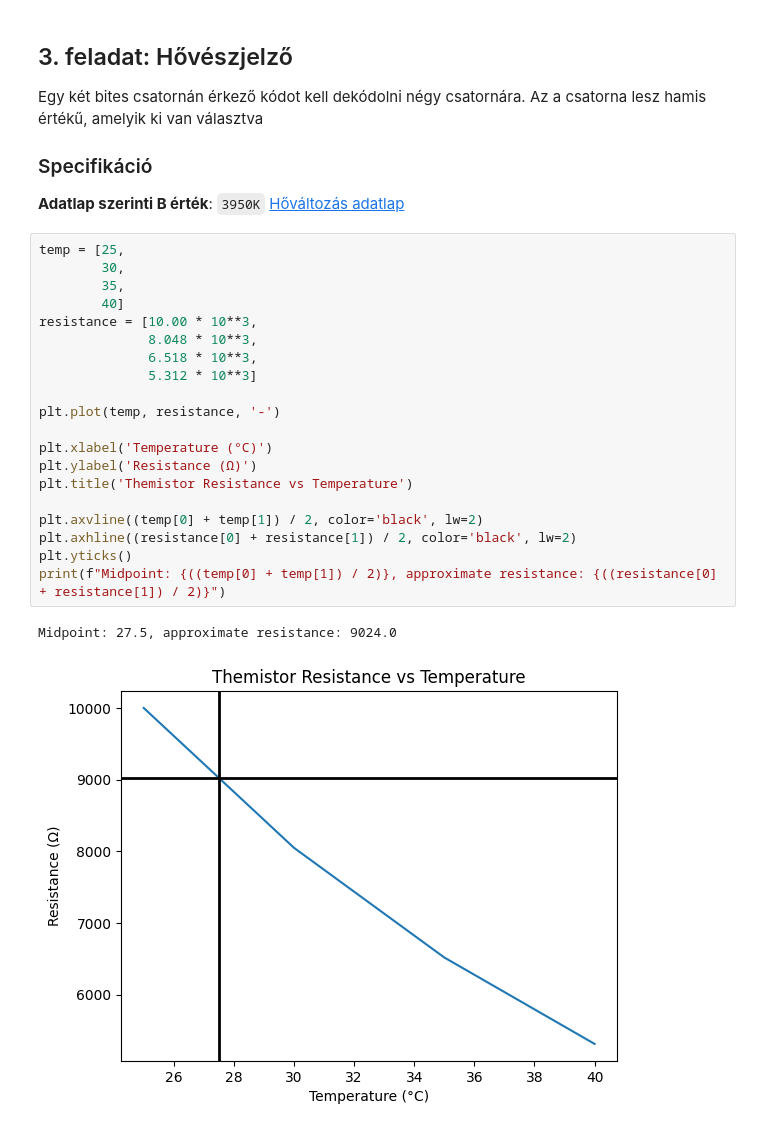
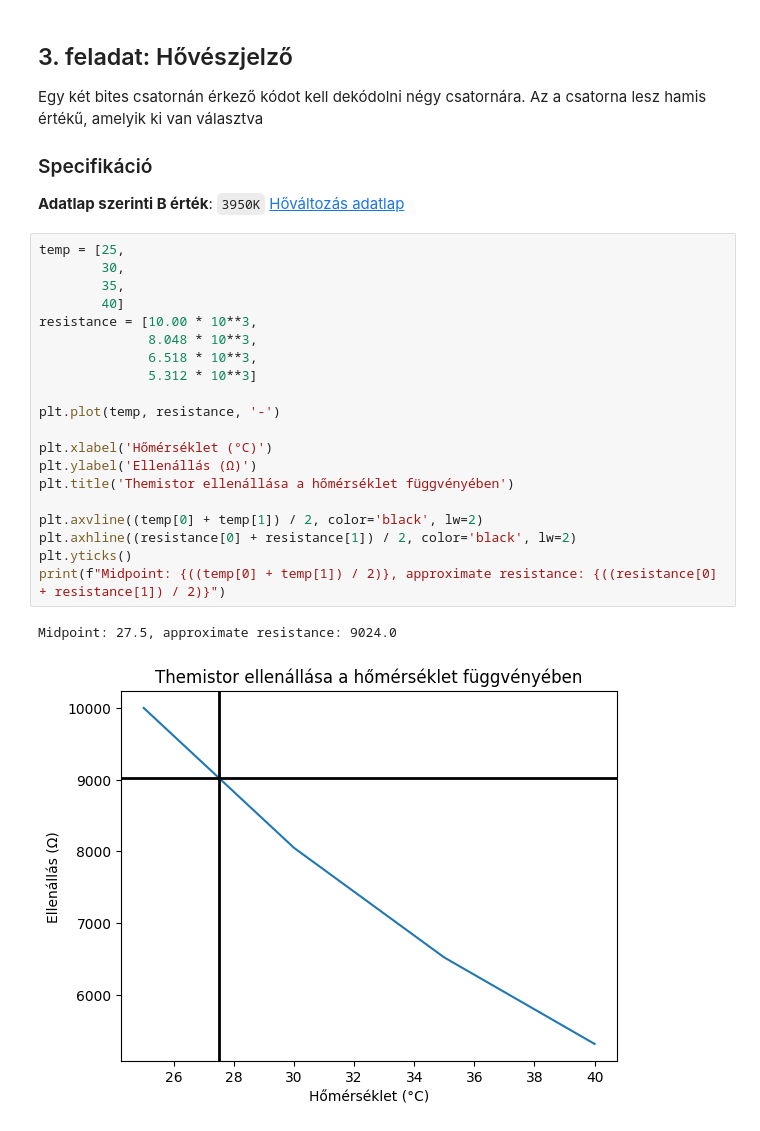
Before and after one commit to skornel02/szte-FBN609L-2023-2, a Jupyter notebook: jegyzokonyv03.ipynb, the cells around one changed output. Drawn from its saved outputs; the diff is of its cells as text.

```diff
--- a/jegyzokonyv03.ipynb
+++ b/jegyzokonyv03.ipynb
@@ -133,26 +128,26 @@ Egy két bites csatornán érkező kódot kell dekódolni négy csatornára. Az
 # %%
 temp = [25,
         30,
         35,
         40]
 resistance = [10.00 * 10**3,
               8.048 * 10**3,
               6.518 * 10**3,
               5.312 * 10**3]
 
 plt.plot(temp, resistance, '-')
 
-plt.xlabel('Temperature (°C)')
-plt.ylabel('Resistance (Ω)')
-plt.title('Themistor Resistance vs Temperature')
+plt.xlabel('Hőmérséklet (°C)')
+plt.ylabel('Ellenállás (Ω)')
+plt.title('Themistor ellenállása a hőmérséklet függvényében')
 
 plt.axvline((temp[0] + temp[1]) / 2, color='black', lw=2)
 plt.axhline((resistance[0] + resistance[1]) / 2, color='black', lw=2)
 plt.yticks()
 print(f"Midpoint: {((temp[0] + temp[1]) / 2)}, approximate resistance: {((resistance[0] + resistance[1]) / 2)}")
 # %% [output]
 Midpoint: 27.5, approximate resistance: 9024.0
-[figure, old version]
+[figure, new version]
 # %% [markdown]
 ### Megoldás módja
 
```
Also changed, not shown: parts of 3 cells of this notebook, 20 other files.
